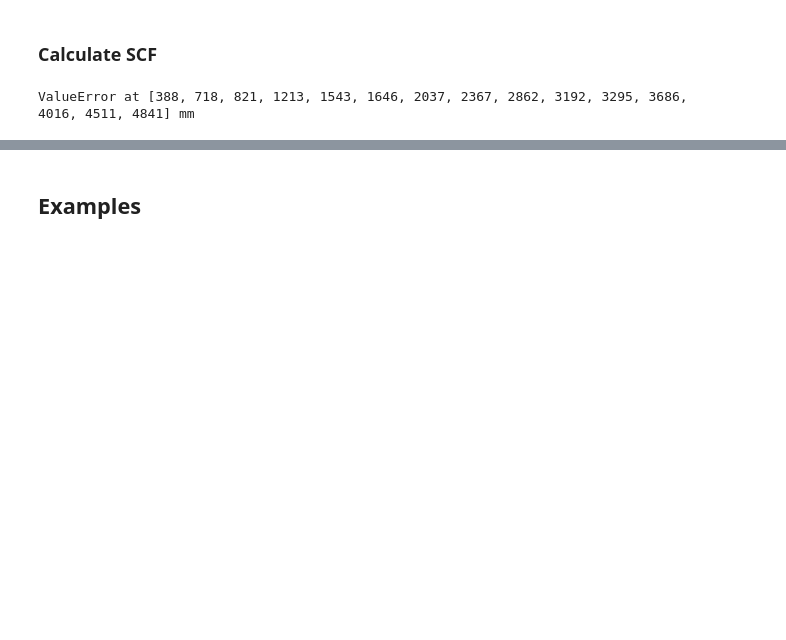
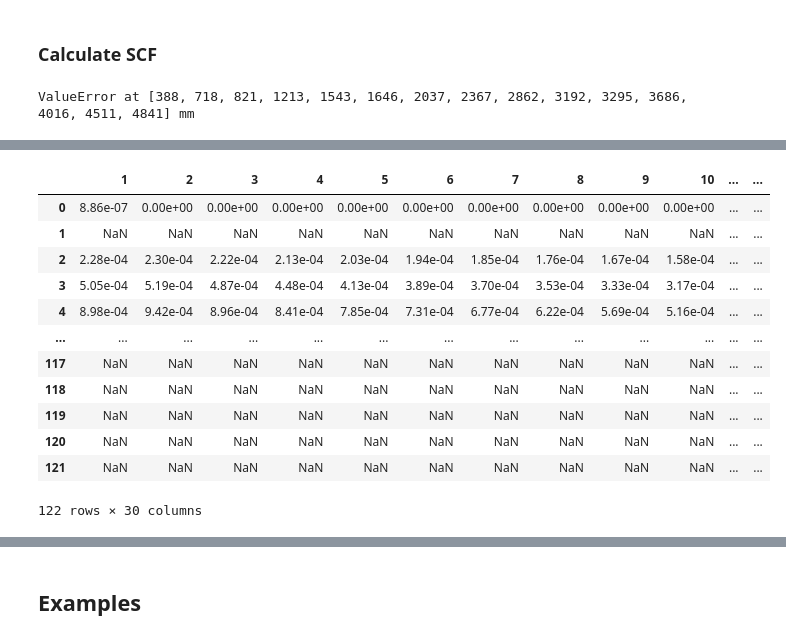
Before and after one commit to tom-are-grov-4ss/marc-bflex-ssc, a Jupyter notebook: Marc_tools_notebook.ipynb, the cells around one changed output, grey strips where cells are left out. Drawn from its saved outputs; the diff is of its cells as text; code cells hidden in the pictures; blank space fills up the shorter version.

```diff
--- a/Marc_tools_notebook.ipynb
+++ b/Marc_tools_notebook.ipynb
@@ -442,0 +466,12 @@ plotly.offline.iplot(go.Figure(data=[trace], layout=layout))
+# %%
+# Load orcaflex files
+df_orca = pd.read_csv(r'curvature.csv', index_col=[0])
+orca_pos = pd.read_csv(r'elementpos.csv', index_col=[0]) * 1000  # -> mm
+orca_disp = pd.read_csv(r'motions.csv', sep=';', index_col=[0])
+orca_disp.y = orca_disp.y*1000  # -> mm
+
+
+# Load marc displacements and rotations
+df_resp_marc = pd.read_csv(r'marc_response.csv', sep=';', index_col=None)
+df_resp_marc.rx = np.degrees(df_resp_marc.rx)  # -> deg
+df_resp_marc
@@ -442,0 +534,22 @@ plotly.offline.iplot(go.Figure(data=[trace], layout=layout))
+# %%
+# Try 1 - assume rotation should be equal, add rows to orcaflex for each angle
+df_orca['rx'] = orca_disp.rx
+
+# Merge marc end rotations in orcaflex dataframe and interpolate curvature
+df_new = pd.merge(df_orca, df_resp_marc[df_resp_marc.Inc>=10].rx, on='rx', how='outer').sort_values('rx').reset_index(drop=True)
+# %%
+df_new
+# %% [output]
+|  | 1 | 2 | 3 | 4 | 5 | 6 | 7 | 8 | 9 | 10 | ... | ... |
+| 0 | 8.86e-07 | 0.00e+00 | 0.00e+00 | 0.00e+00 | 0.00e+00 | 0.00e+00 | 0.00e+00 | 0.00e+00 | 0.00e+00 | 0.00e+00 | ... | ... |
+| 1 | NaN | NaN | NaN | NaN | NaN | NaN | NaN | NaN | NaN | NaN | ... | ... |
+| 2 | 2.28e-04 | 2.30e-04 | 2.22e-04 | 2.13e-04 | 2.03e-04 | 1.94e-04 | 1.85e-04 | 1.76e-04 | 1.67e-04 | 1.58e-04 | ... | ... |
+| 3 | 5.05e-04 | 5.19e-04 | 4.87e-04 | 4.48e-04 | 4.13e-04 | 3.89e-04 | 3.70e-04 | 3.53e-04 | 3.33e-04 | 3.17e-04 | ... | ... |
+| 4 | 8.98e-04 | 9.42e-04 | 8.96e-04 | 8.41e-04 | 7.85e-04 | 7.31e-04 | 6.77e-04 | 6.22e-04 | 5.69e-04 | 5.16e-04 | ... | ... |
+| ... | ... | ... | ... | ... | ... | ... | ... | ... | ... | ... | ... | ... |
+| 117 | NaN | NaN | NaN | NaN | NaN | NaN | NaN | NaN | NaN | NaN | ... | ... |
+| 118 | NaN | NaN | NaN | NaN | NaN | NaN | NaN | NaN | NaN | NaN | ... | ... |
+| 119 | NaN | NaN | NaN | NaN | NaN | NaN | NaN | NaN | NaN | NaN | ... | ... |
+| 120 | NaN | NaN | NaN | NaN | NaN | NaN | NaN | NaN | NaN | NaN | ... | ... |
+| 121 | NaN | NaN | NaN | NaN | NaN | NaN | NaN | NaN | NaN | NaN | ... | ... |
+122 rows × 30 columns
```
Also changed, not shown: parts of 23 cells of this notebook.
